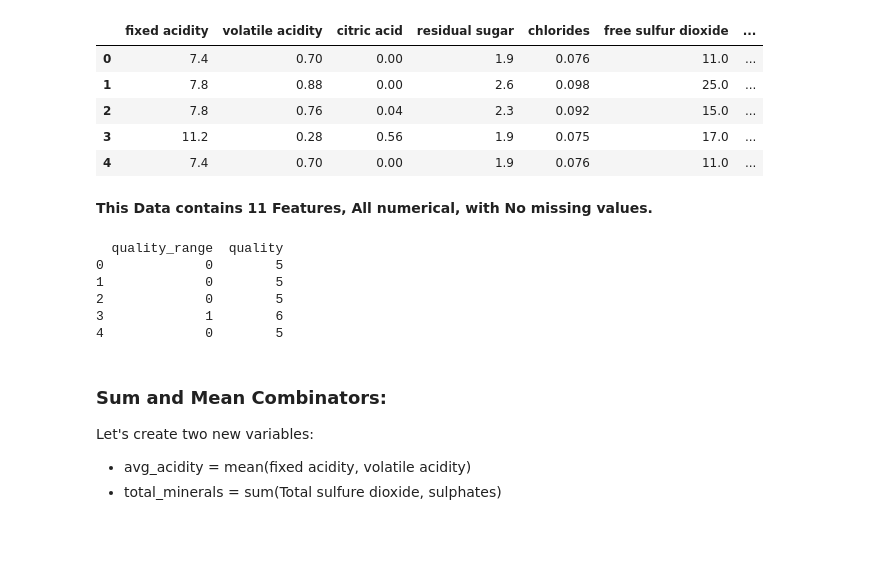
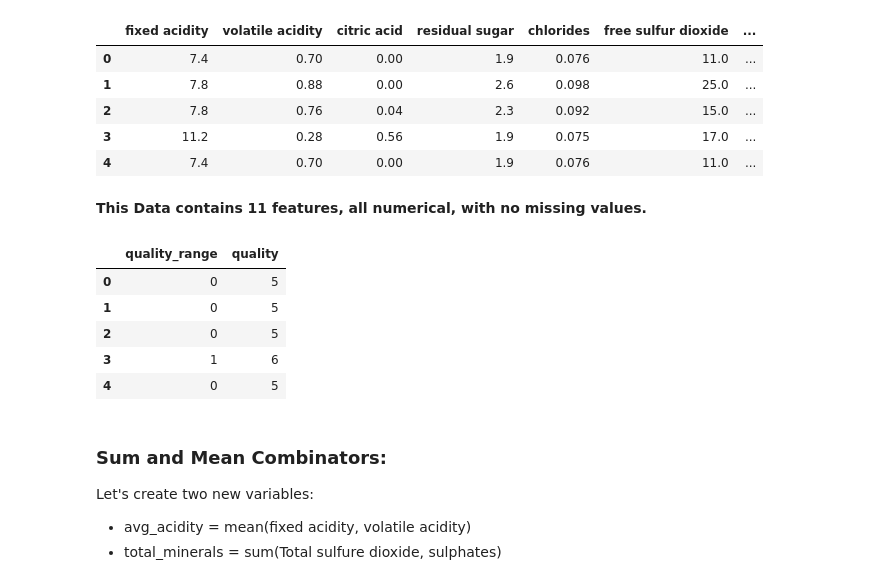
Before and after one commit to feature-engine/feature_engine, a Jupyter notebook: examples/creation/MathematicalCombination.ipynb, the cells around one changed output. Saved outputs shown, nothing was run; the diff lists cells and outputs as text; code cells hidden in the pictures; blank space fills up the shorter version.

```diff
--- a/examples/creation/MathematicalCombination.ipynb
+++ b/examples/creation/MathematicalCombination.ipynb
@@ -13,12 +16,18 @@ import seaborn as sns
 
 from sklearn.model_selection import train_test_split
 from sklearn.linear_model import LogisticRegression
-from sklearn.metrics import accuracy_score, roc_curve, roc_auc_score, classification_report, confusion_matrix
+from sklearn.metrics import (
+    accuracy_score,
+    roc_curve,
+    roc_auc_score,
+    classification_report,
+    confusion_matrix,
+)
 from sklearn.pipeline import Pipeline as pipe
 from sklearn.preprocessing import StandardScaler
 
 from feature_engine.creation import MathematicalCombination
-from  feature_engine.imputation import MeanMedianImputer
+from feature_engine.imputation import MeanMedianImputer
 
-pd.pandas.set_option('display.max_columns', None)
+pd.set_option('display.max_columns', None)
 # %%
@@ -33,20 +43,21 @@ data.head()
 | 3 | 11.2 | 0.28 | 0.56 | 1.9 | 0.075 | 17.0 | ... |
 | 4 | 7.4 | 0.70 | 0.00 | 1.9 | 0.076 | 11.0 | ... |
 # %% [markdown]
-**This Data contains 11 Features, All numerical, with No missing values.**
+**This Data contains 11 features, all numerical, with no missing values.**
 # %%
-# Let's transform the Target, i.e Quality into a binary classification problem:
+# Let's transform the Target, i.e Wine Quality into a binary classification problem:
+
 bins = [0,5,10]
+
 labels = [0, 1] # 'low'=0, 'high'=1
+
 data['quality_range']= pd.cut(x=data['quality'], bins=bins, labels=labels)
 
-print(data[['quality_range','quality']].head(5))
-
-data.drop('quality', axis=1, inplace = True)
+data[['quality_range','quality']].head(5)
 # %% [output]
-  quality_range  quality
-0             0        5
-1             0        5
-2             0        5
-3             1        6
-4             0        5
+|  | quality_range | quality |
+| 0 | 0 | 5 |
+| 1 | 0 | 5 |
+| 2 | 0 | 5 |
+| 3 | 1 | 6 |
+| 4 | 0 | 5 |
```
Also changed, not shown: parts of 15 cells of this notebook.
